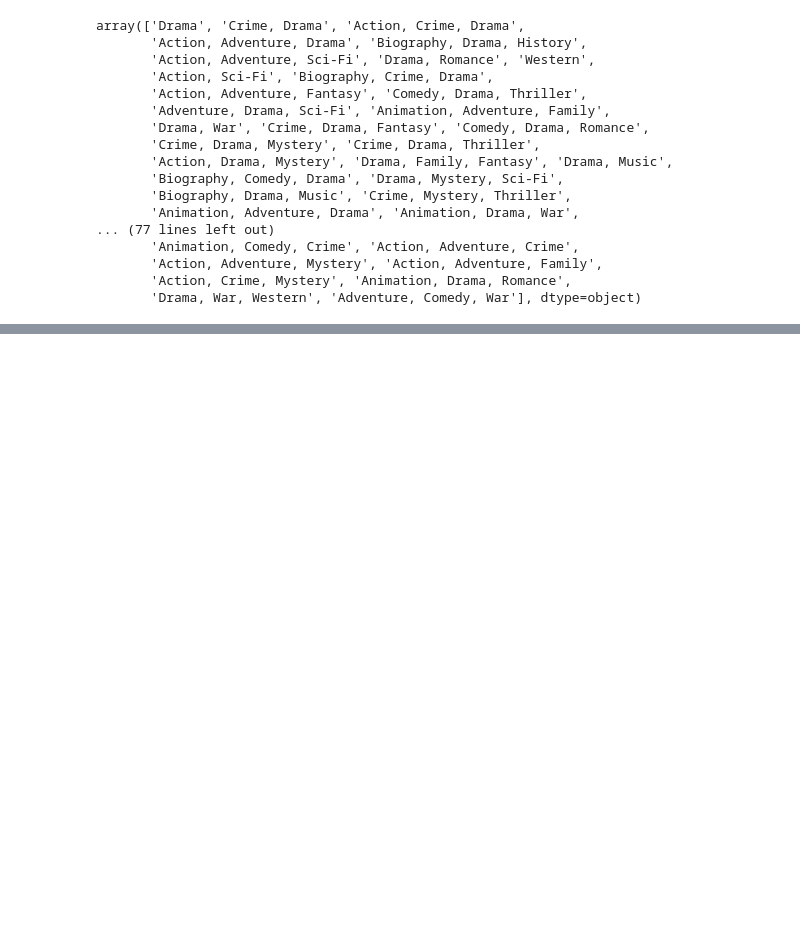
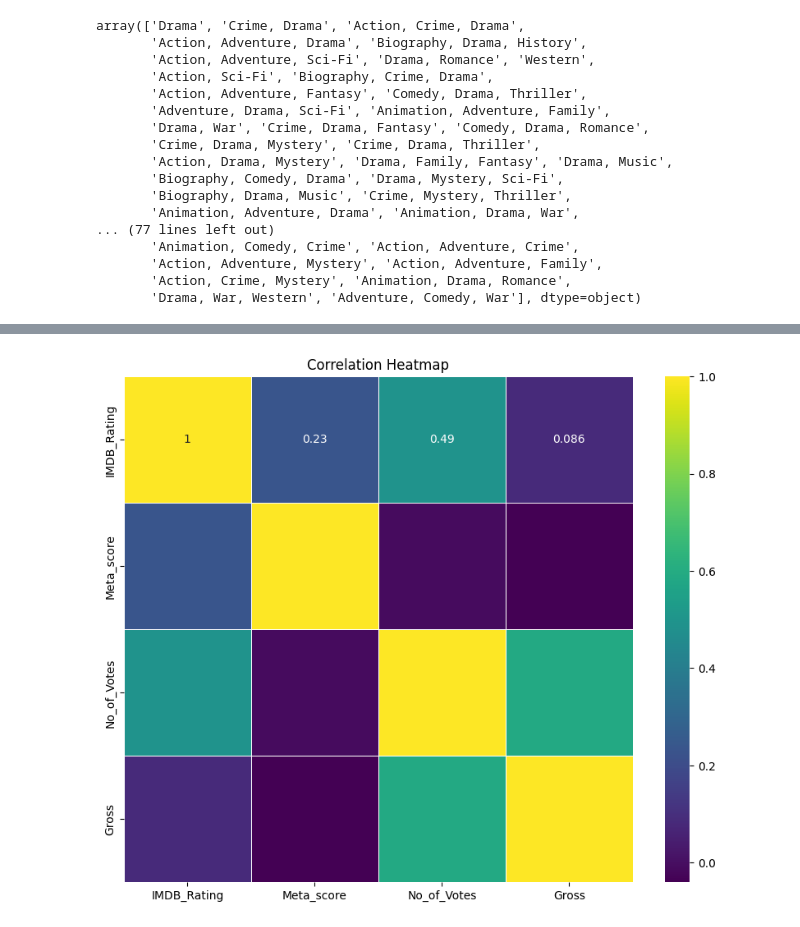
Before and after one commit to kvlrdhrs/DI-Bootcamp, a Jupyter notebook: Week5/Day2/Daily Challenge/Movie.ipynb, the cells around one changed output, grey strips where cells are left out. Drawn from its saved outputs; the diff is of its cells as text; code cells hidden in the pictures; blank space fills up the shorter version.

```diff
--- a/Week5/Day2/Daily Challenge/Movie.ipynb
+++ b/Week5/Day2/Daily Challenge/Movie.ipynb
@@ -323,0 +352,11 @@ sns.scatterplot()
+# %%
+# Correlation Heatmap
+numerical_cols = ['IMDB_Rating', 'Meta_score', 'No_of_Votes', 'Gross']
+
+# Create the heatmap
+plt.figure(figsize=(10, 8))
+sns.heatmap(df[numerical_cols].corr(), annot=True, cmap='viridis', linewidths=0.5)
+plt.title('Correlation Heatmap')
+plt.show()
+# %% [output]
+[figure, added]
```
Also changed, not shown: parts of 5 cells of this notebook.
